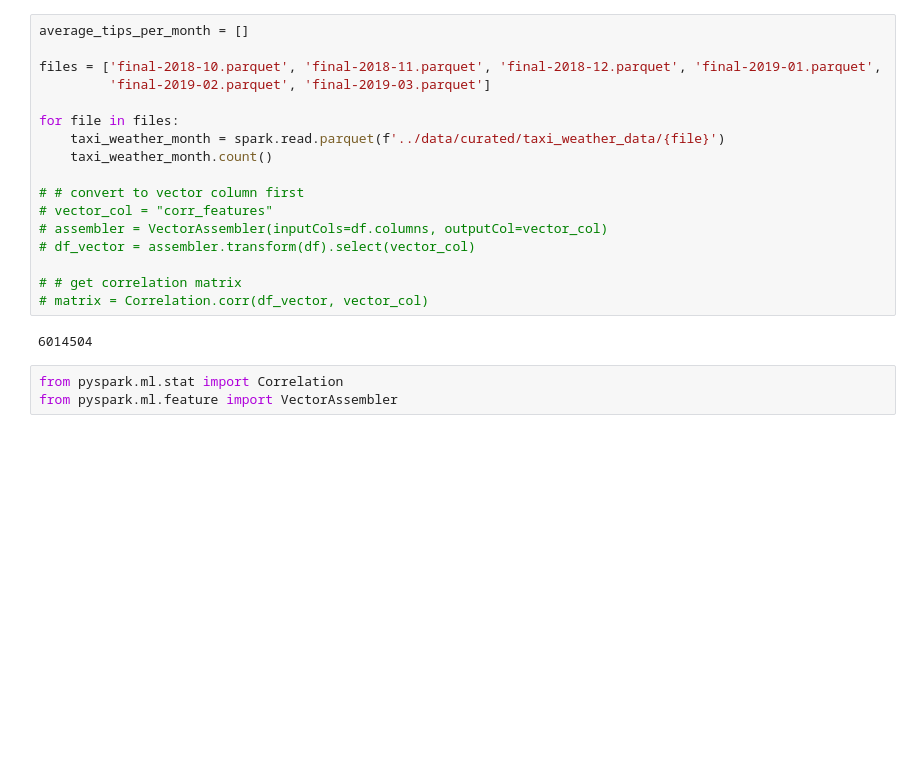
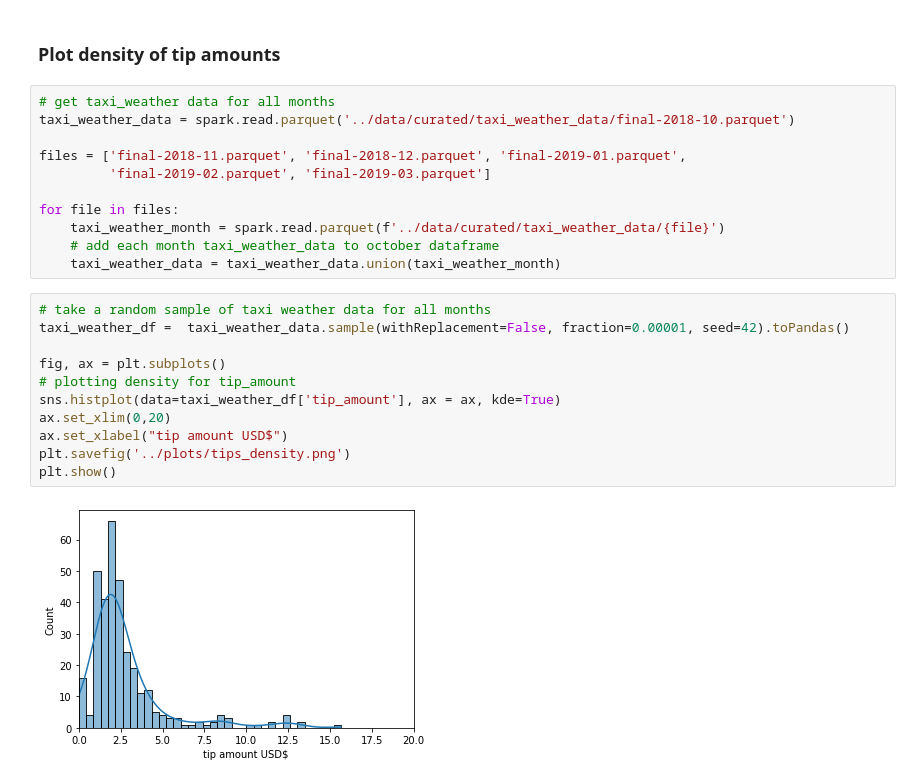
Before and after one commit to MAST30034-Applied-Data-Science/mast30034-project-1-KaurArshnoor, a Jupyter notebook: notebooks/analysis.ipynb, the cells around one changed output. Drawn from its saved outputs; the diff is of its cells as text; blank space fills up the shorter version.

```diff
--- a/notebooks/analysis.ipynb
+++ b/notebooks/analysis.ipynb
@@ -22,22 +266,26 @@ To adjust logging level use sc.setLogLevel(newLevel). For SparkR, use setLogLeve
+# %% [markdown]
+### Plot density of tip amounts
 # %%
-average_tips_per_month = []
+# get taxi_weather data for all months
+taxi_weather_data = spark.read.parquet('../data/curated/taxi_weather_data/final-2018-10.parquet')
 
-files = ['final-2018-10.parquet', 'final-2018-11.parquet', 'final-2018-12.parquet', 'final-2019-01.parquet',
+files = ['final-2018-11.parquet', 'final-2018-12.parquet', 'final-2019-01.parquet',
          'final-2019-02.parquet', 'final-2019-03.parquet']
 
 for file in files:
     taxi_weather_month = spark.read.parquet(f'../data/curated/taxi_weather_data/{file}')
-    taxi_weather_month.count()
-
-# # convert to vector column first
-# vector_col = "corr_features"
-# assembler = VectorAssembler(inputCols=df.columns, outputCol=vector_col)
-# df_vector = assembler.transform(df).select(vector_col)
-
-# # get correlation matrix
-# matrix = Correlation.corr(df_vector, vector_col)
+    # add each month taxi_weather_data to october dataframe
+    taxi_weather_data = taxi_weather_data.union(taxi_weather_month)
-# %% [output]
-6014504
-# %%
-from pyspark.ml.stat import Correlation
-from pyspark.ml.feature import VectorAssembler
+# %%
+# take a random sample of taxi weather data for all months
+taxi_weather_df =  taxi_weather_data.sample(withReplacement=False, fraction=0.00001, seed=42).toPandas()
+
+fig, ax = plt.subplots()
+# plotting density for tip_amount
+sns.histplot(data=taxi_weather_df['tip_amount'], ax = ax, kde=True)
+ax.set_xlim(0,20)
+ax.set_xlabel("tip amount USD$")
+plt.savefig('../plots/tips_density.png')
+plt.show()
+# %% [output]
+[figure, added]
```
Also changed, not shown: parts of 20 cells of this notebook, 8 other files.
